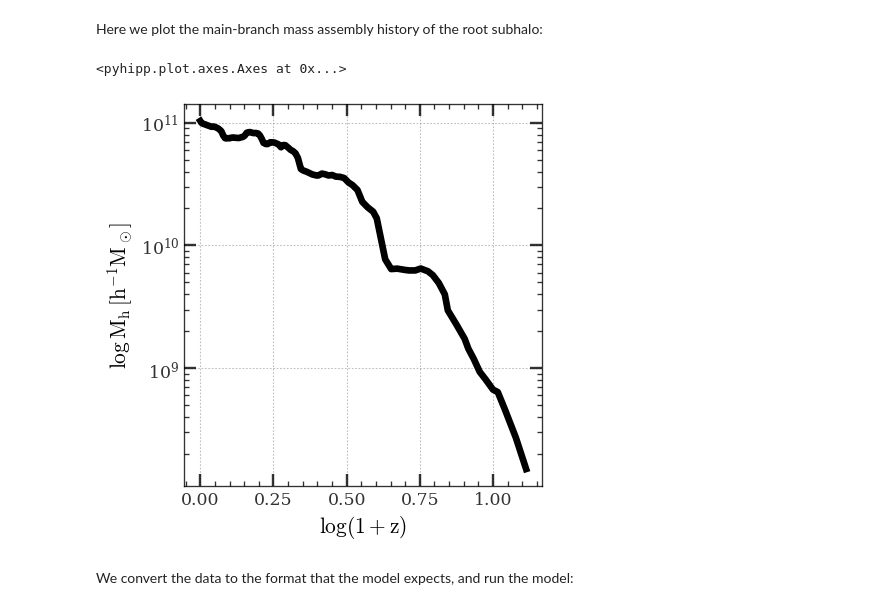
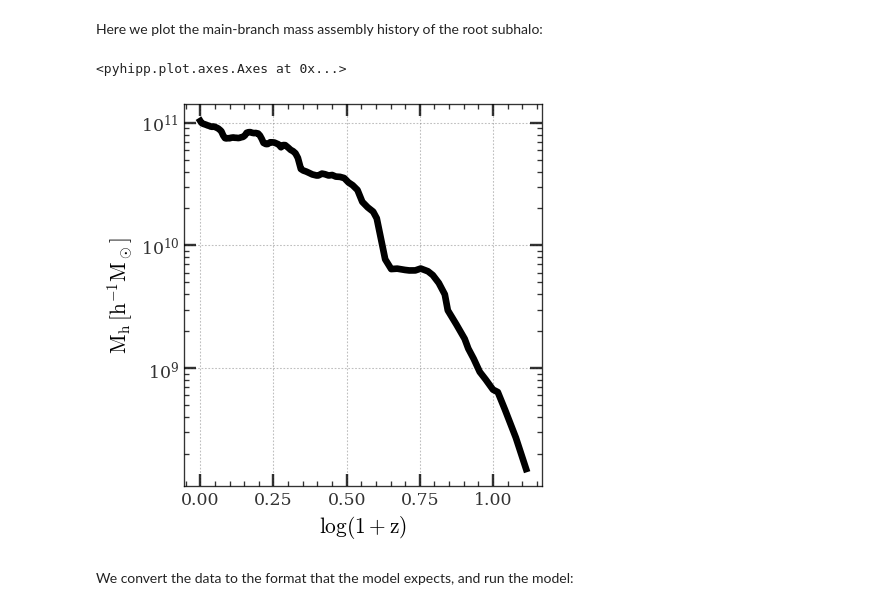
Before and after one commit to ChenYangyao/two-phase-galaxy-model, a Jupyter notebook: docs/star_cluster_model.ipynb, the cells around one changed output. Drawn from its saved outputs; the diff is of its cells as text; code cells hidden in the pictures.

```diff
--- a/docs/star_cluster_model.ipynb
+++ b/docs/star_cluster_model.ipynb
@@ -232,16 +232,16 @@ Here we plot the main-branch mass assembly history of the root subhalo:
 # %%
 fig, ax = plot.subplots(1, figsize=5)
 
 m_h, z, leaf_id, id =  merger_tree['m_h', 'z', 'leaf_id', 'id']
 leaf_off = leaf_id[0] - id[0]
 m_h, z = m_h[:leaf_off+1], z[:leaf_off+1]
 
 ax.plot(np.log10(1.+z), m_h * 1.0e10, lw=5)
 
-ax.scale(y='log').label(r'\log(1+z)', r'\log M_{\rm h}\,[h^{-1}M_\odot]')
+ax.scale(y='log').label(r'\log(1+z)', r'M_{\rm h}\,[h^{-1}M_\odot]')
 # %% [output]
 <pyhipp.plot.axes.Axes at 0x...>
-[figure, old version]
+[figure, new version]
 # %% [markdown]
 We convert the data to the format that the model expects, and run the model:
 # %%
```
Also changed, not shown: parts of 5 cells of this notebook.
